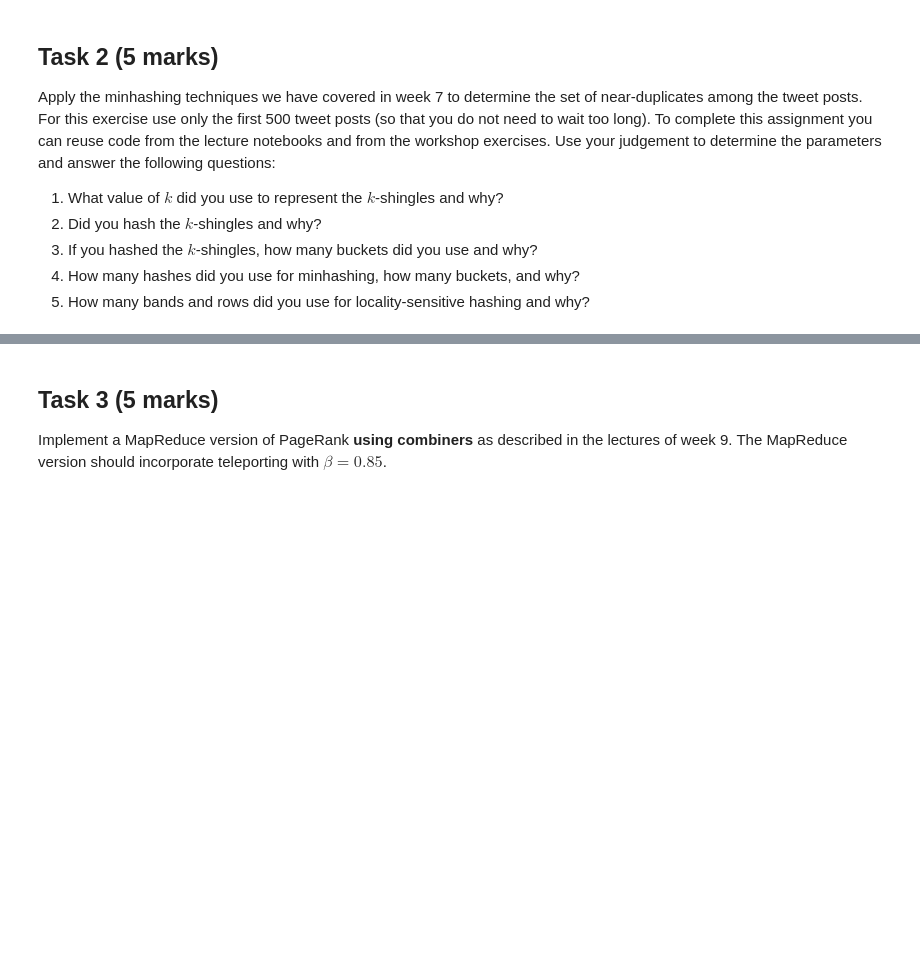
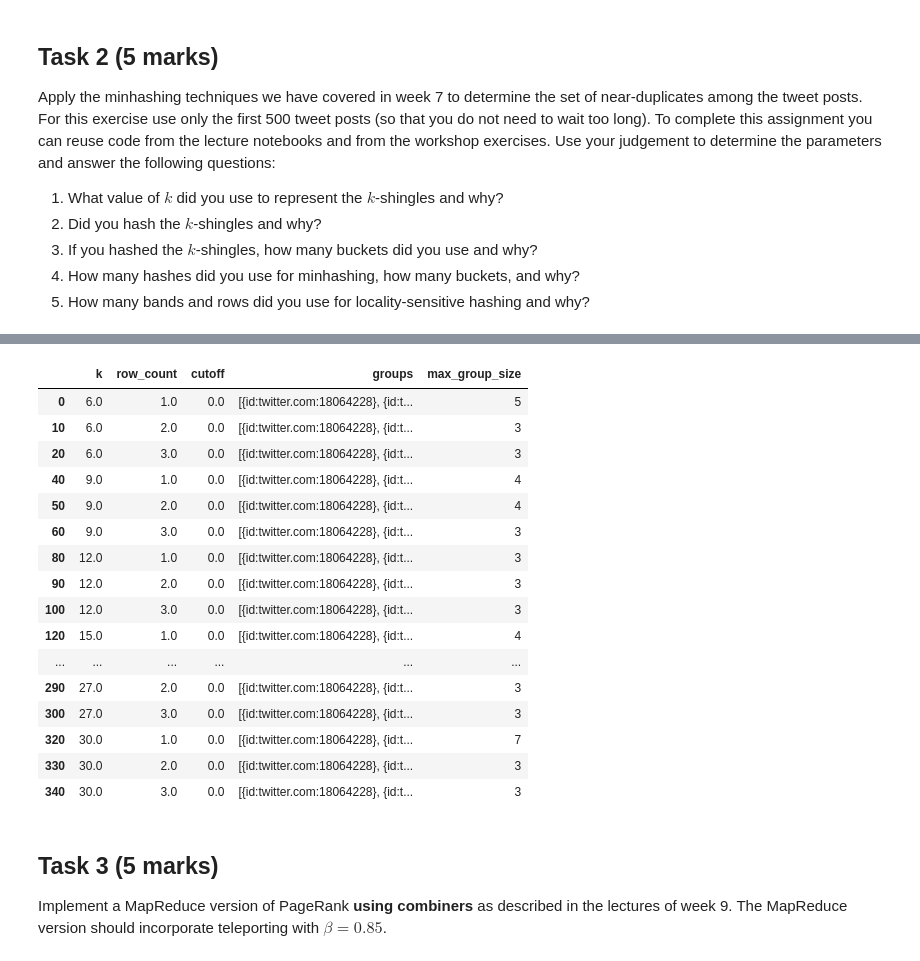
Before and after one commit to hixan/comp336-2018, a Jupyter notebook: assignments/Assignment 3.ipynb, the cells around one changed output, grey strips where cells are left out. Cells and saved outputs as stored; diff of their text form; code cells hidden in the pictures; blank space fills up the shorter version.

```diff
--- a/assignments/Assignment 3.ipynb
+++ b/assignments/Assignment 3.ipynb
@@ -287,3 +445,23 @@ NameError: name 'df' is not defined
+# %%
+dfb[dfb['max_group_size'] > 1]
+# %% [output]
+|  | k | row_count | cutoff | groups | max_group_size |
+| 0 | 6.0 | 1.0 | 0.0 | [{id:twitter.com:18064228}, {id:t... | 5 |
+| 10 | 6.0 | 2.0 | 0.0 | [{id:twitter.com:18064228}, {id:t... | 3 |
+| 20 | 6.0 | 3.0 | 0.0 | [{id:twitter.com:18064228}, {id:t... | 3 |
+| 40 | 9.0 | 1.0 | 0.0 | [{id:twitter.com:18064228}, {id:t... | 4 |
+| 50 | 9.0 | 2.0 | 0.0 | [{id:twitter.com:18064228}, {id:t... | 4 |
+| 60 | 9.0 | 3.0 | 0.0 | [{id:twitter.com:18064228}, {id:t... | 3 |
+| 80 | 12.0 | 1.0 | 0.0 | [{id:twitter.com:18064228}, {id:t... | 3 |
+| 90 | 12.0 | 2.0 | 0.0 | [{id:twitter.com:18064228}, {id:t... | 3 |
+| 100 | 12.0 | 3.0 | 0.0 | [{id:twitter.com:18064228}, {id:t... | 3 |
+| 120 | 15.0 | 1.0 | 0.0 | [{id:twitter.com:18064228}, {id:t... | 4 |
+| ... | ... | ... | ... | ... | ... |
+| 290 | 27.0 | 2.0 | 0.0 | [{id:twitter.com:18064228}, {id:t... | 3 |
+| 300 | 27.0 | 3.0 | 0.0 | [{id:twitter.com:18064228}, {id:t... | 3 |
+| 320 | 30.0 | 1.0 | 0.0 | [{id:twitter.com:18064228}, {id:t... | 7 |
+| 330 | 30.0 | 2.0 | 0.0 | [{id:twitter.com:18064228}, {id:t... | 3 |
+| 340 | 30.0 | 3.0 | 0.0 | [{id:twitter.com:18064228}, {id:t... | 3 |
 # %% [markdown]
 ## Task 3 (5 marks)
 Implement a MapReduce version of PageRank **using combiners** as described in the lectures of week 9. The MapReduce version should incorporate teleporting with $\beta=0.85$.
```
Also changed, not shown: parts of 13 cells of this notebook.
